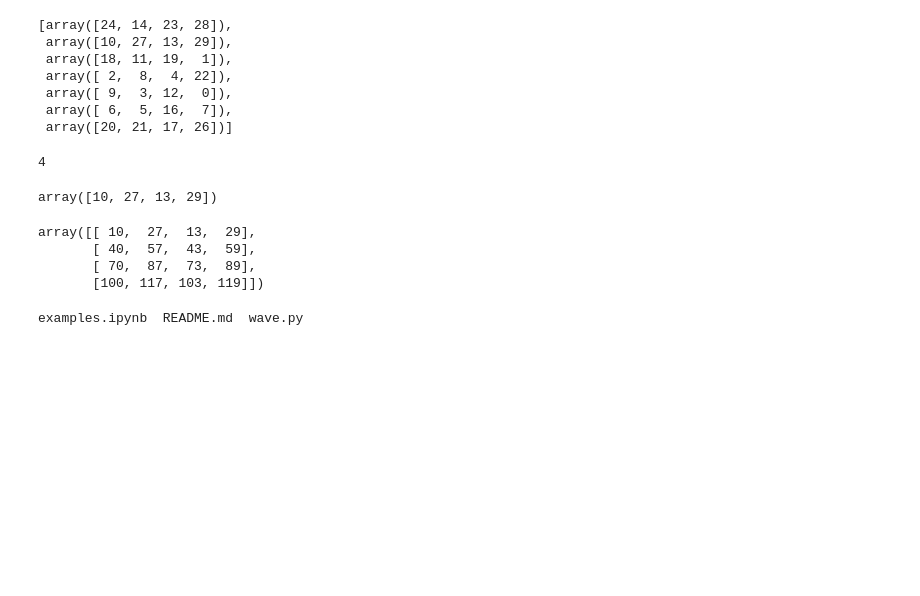
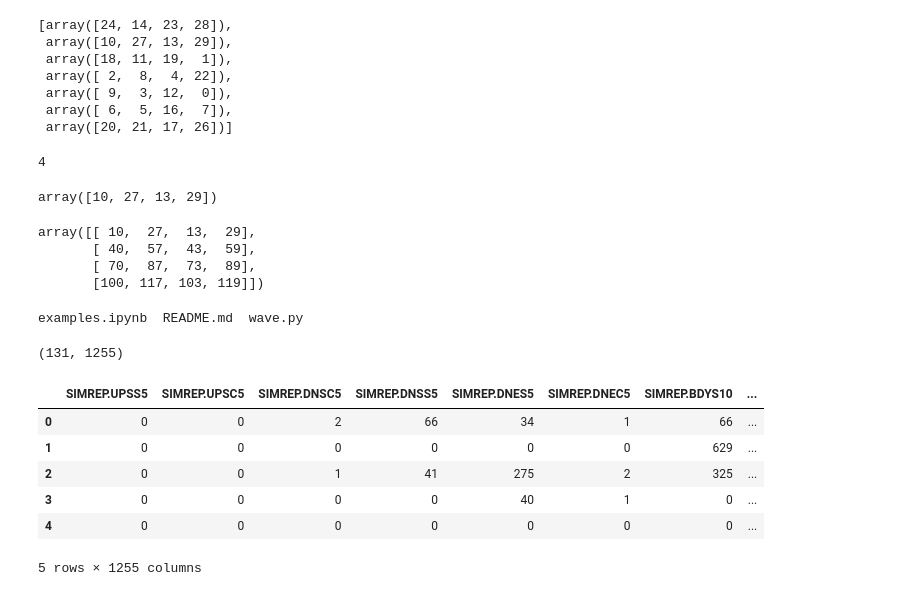
Before and after one commit to Xiaoke1982/WAVE, a Jupyter notebook: examples.ipynb, the cells around one changed output. Drawn from its saved outputs; the diff is of its cells as text; code cells hidden in the pictures; blank space fills up the shorter version.

```diff
--- a/examples.ipynb
+++ b/examples.ipynb
@@ -160,0 +163,16 @@ from wave import*
+# %%
+imp = pd.read_csv("imp.txt", sep=" ")
+# %%
+imp.shape
+# %% [output]
+(131, 1255)
+# %%
+imp.head()
+# %% [output]
+|  | SIMREP.UPSS5 | SIMREP.UPSC5 | SIMREP.DNSC5 | SIMREP.DNSS5 | SIMREP.DNES5 | SIMREP.DNEC5 | SIMREP.BDYS10 | ... |
+| 0 | 0 | 0 | 2 | 66 | 34 | 1 | 66 | ... |
+| 1 | 0 | 0 | 0 | 0 | 0 | 0 | 629 | ... |
+| 2 | 0 | 0 | 1 | 41 | 275 | 2 | 325 | ... |
+| 3 | 0 | 0 | 0 | 0 | 40 | 1 | 0 | ... |
+| 4 | 0 | 0 | 0 | 0 | 0 | 0 | 0 | ... |
+5 rows × 1255 columns
```
Also changed, not shown: parts of 78 cells of this notebook, 4 other files.
